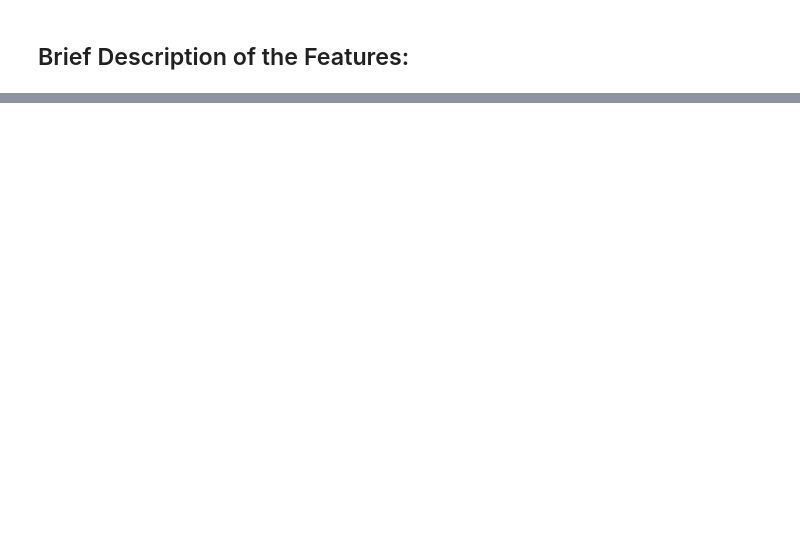
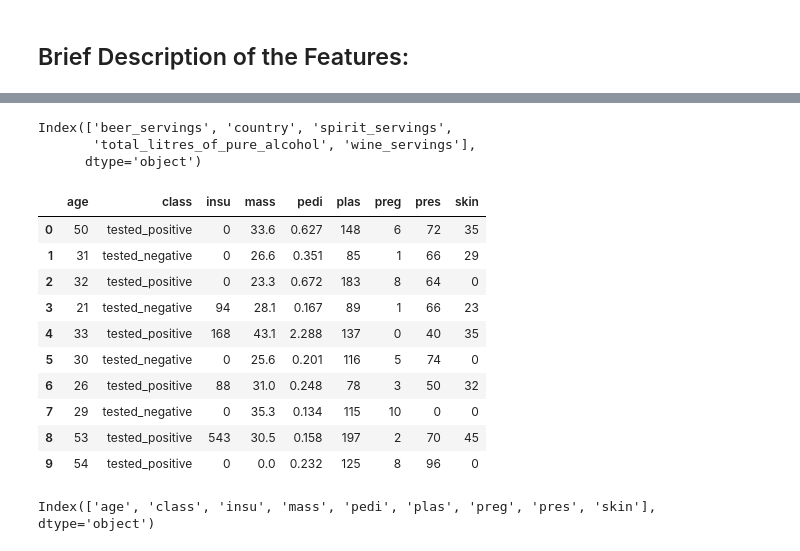
Before and after one commit to amnasyed1/datasci_1_loading, a Jupyter notebook: datasci_1_loading.ipynb, the cells around one changed output, grey strips where cells are left out. Saved outputs shown, nothing was run; the diff lists cells and outputs as text; code cells hidden in the pictures; blank space fills up the shorter version.

```diff
--- a/datasci_1_loading.ipynb
+++ b/datasci_1_loading.ipynb
@@ -108,0 +174,25 @@ dataset5.head(10)
+# %%
+dataset7.columns
+# %% [output]
+Index(['beer_servings', 'country', 'spirit_servings',
+       'total_litres_of_pure_alcohol', 'wine_servings'],
+      dtype='object')
+# %%
+dataset8 = pd.read_json("https://pkgstore.datahub.io/machine-learning/diabetes/diabetes_json/data/640305ad940d069fa8d8384e218af0f2/diabetes_json.json")
+dataset8.head(10)
+# %% [output]
+|  | age | class | insu | mass | pedi | plas | preg | pres | skin |
+| 0 | 50 | tested_positive | 0 | 33.6 | 0.627 | 148 | 6 | 72 | 35 |
+| 1 | 31 | tested_negative | 0 | 26.6 | 0.351 | 85 | 1 | 66 | 29 |
+| 2 | 32 | tested_positive | 0 | 23.3 | 0.672 | 183 | 8 | 64 | 0 |
+| 3 | 21 | tested_negative | 94 | 28.1 | 0.167 | 89 | 1 | 66 | 23 |
+| 4 | 33 | tested_positive | 168 | 43.1 | 2.288 | 137 | 0 | 40 | 35 |
+| 5 | 30 | tested_negative | 0 | 25.6 | 0.201 | 116 | 5 | 74 | 0 |
+| 6 | 26 | tested_positive | 88 | 31.0 | 0.248 | 78 | 3 | 50 | 32 |
+| 7 | 29 | tested_negative | 0 | 35.3 | 0.134 | 115 | 10 | 0 | 0 |
+| 8 | 53 | tested_positive | 543 | 30.5 | 0.158 | 197 | 2 | 70 | 45 |
+| 9 | 54 | tested_positive | 0 | 0.0 | 0.232 | 125 | 8 | 96 | 0 |
+# %%
+dataset8.columns
+# %% [output]
+Index(['age', 'class', 'insu', 'mass', 'pedi', 'plas', 'preg', 'pres', 'skin'], dtype='object')
```
Also changed, not shown: parts of 18 cells of this notebook.
